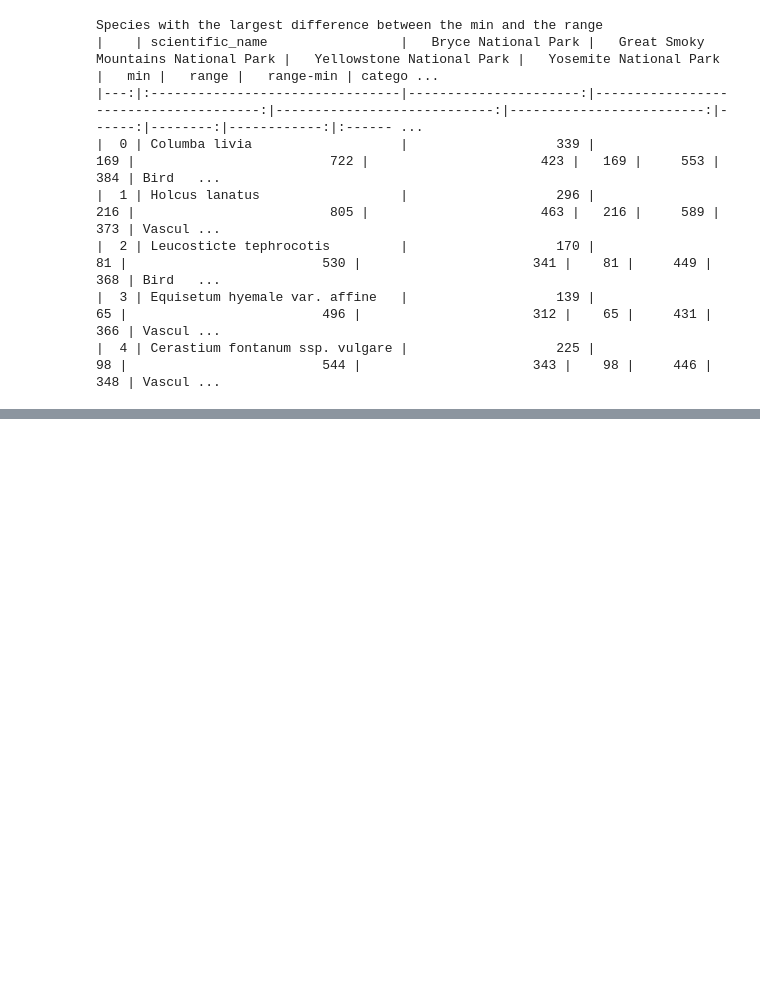
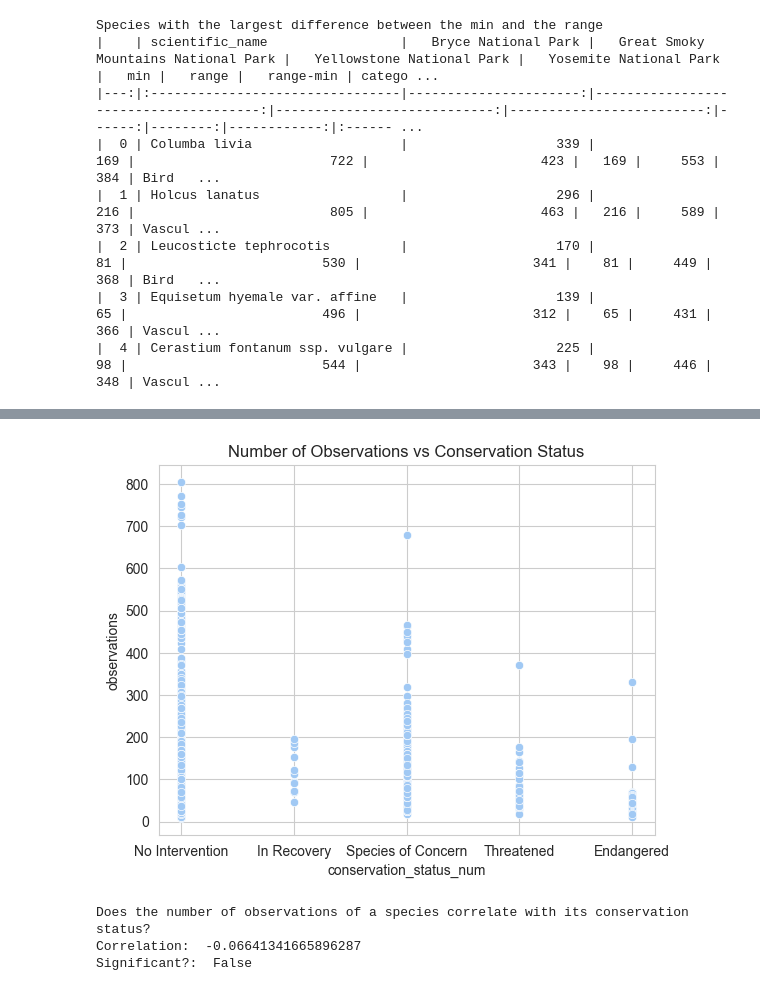
Before and after one commit to zxtheo/Codecademy-biodiversity-project, a Jupyter notebook: biodiversity.ipynb, the cells around one changed output, grey strips where cells are left out. Drawn from its saved outputs; the diff is of its cells as text; code cells hidden in the pictures; blank space fills up the shorter version.

```diff
--- a/biodiversity.ipynb
+++ b/biodiversity.ipynb
@@ -385,0 +475,22 @@ Species with the largest difference between the min and the range
+# %%
+#3. Does the number of observations of a species correlate with its conservation status?
+
+#create numerical values for the conservation status
+conservation_status_map = {'No Intervention': 0, 'In Recovery': 1, 'Species of Concern': 2, 'Threatened': 3, 'Endangered': 4}
+all_data['conservation_status_num'] = all_data.conservation_status.map(conservation_status_map)
+
+plot = sns.scatterplot(data=all_data, x='conservation_status_num', y='observations')
+plot.set_xticks(range(5))
+plot.set_xticklabels(conservation_status_map.keys())
+plt.title('Number of Observations vs Conservation Status')
+plt.show()
+
+correlation = all_data['conservation_status_num'].corr(all_data['observations'])
+print("Does the number of observations of a species correlate with its conservation status?")
+print("Correlation: ", correlation)
+print("Significant?: ", abs(correlation) > 0.5)
+# %% [output]
+[figure, added]
+Does the number of observations of a species correlate with its conservation status?
+Correlation:  -0.06641341665896287
+Significant?:  False
```
Also changed, not shown: parts of 4 cells of this notebook.
